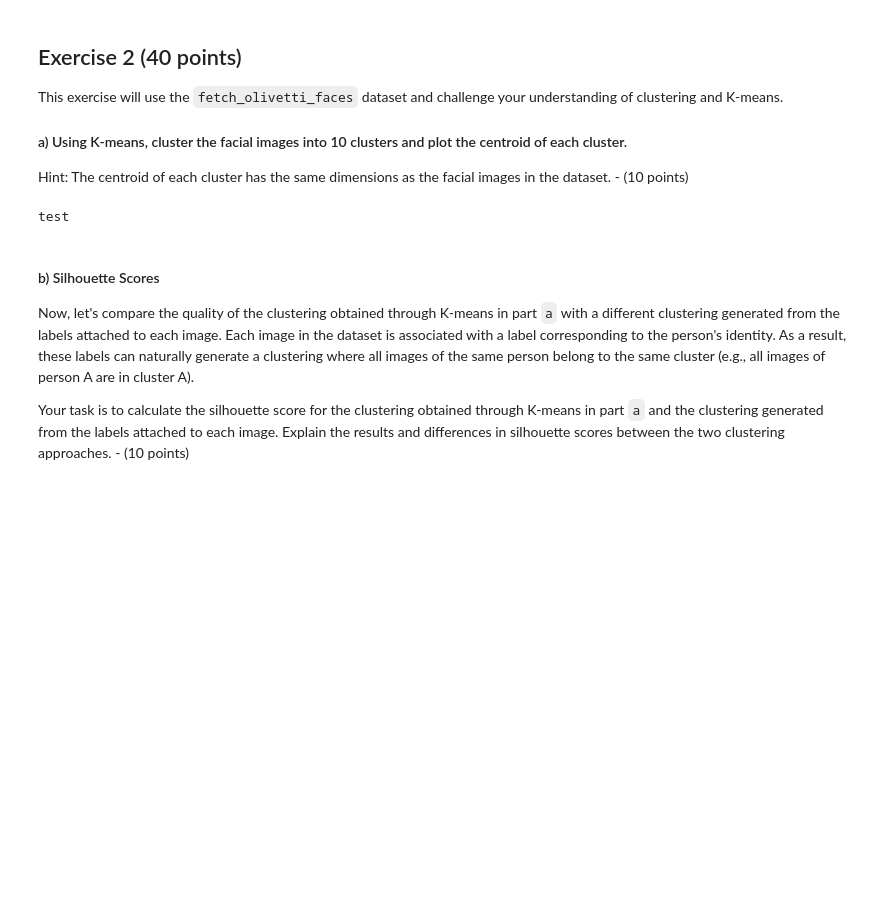
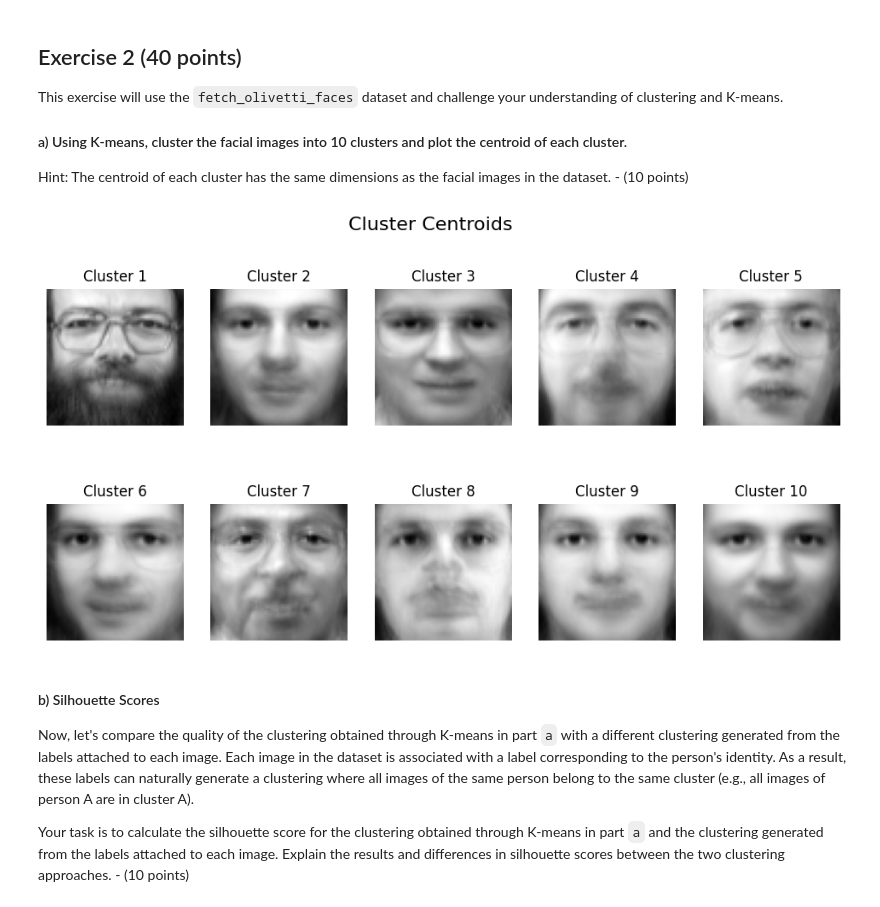
Before and after one commit to munirsidd/cs506, a Jupyter notebook: Homeworks/Homework 1/homework1.ipynb, the cells around one changed output. Drawn from its saved outputs; the diff is of its cells as text; code cells hidden in the pictures; blank space fills up the shorter version.

```diff
--- a/Homeworks/Homework 1/homework1.ipynb
+++ b/Homeworks/Homework 1/homework1.ipynb
@@ -381,16 +379,29 @@ Hint: The centroid of each cluster has the same dimensions as the facial images
 # %%
 import pandas as pd
 import matplotlib.pyplot as plt
+import numpy as np
 
 from sklearn.cluster import KMeans
 from sklearn.datasets import fetch_olivetti_faces
 
 faces = fetch_olivetti_faces(shuffle=True, random_state=42)
 faces_data = faces.data
 
-# your code here
+kmeans = KMeans(n_clusters=10, n_init=10, random_state=42)
+kmeans.fit(faces_data)
+centroids = kmeans.cluster_centers_
+
+plt.figure(figsize=(12, 6))
+for i in range(10):
+    plt.subplot(2, 5, i + 1)
+    plt.imshow(centroids[i].reshape(faces.images.shape[1:]), cmap=plt.cm.gray)
+    plt.title(f'Cluster {i + 1}')
+    plt.axis('off')
+
+plt.suptitle('Cluster Centroids', fontsize=16)
+plt.show()
 # %% [output]
-test
+[figure, added]
 # %% [markdown]
 #### b) Silhouette Scores
 Now, let's compare the quality of the clustering obtained through K-means in part `a` with a different clustering generated from the labels attached to each image. Each image in the dataset is associated with a label corresponding to the person's identity. As a result, these labels can naturally generate a clustering where all images of the same person belong to the same cluster (e.g., all images of person A are in cluster A).
```
Also changed, not shown: parts of 10 cells of this notebook.
